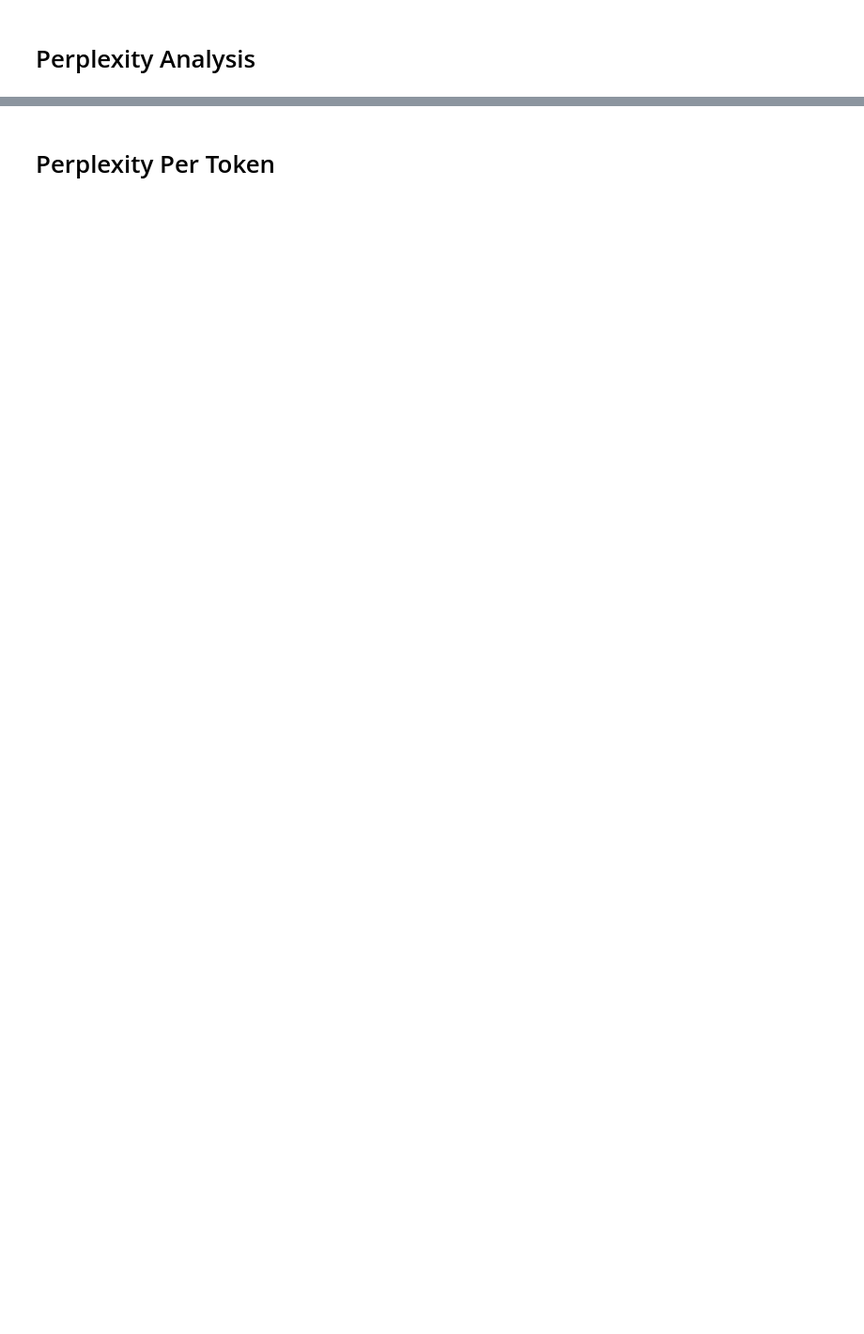
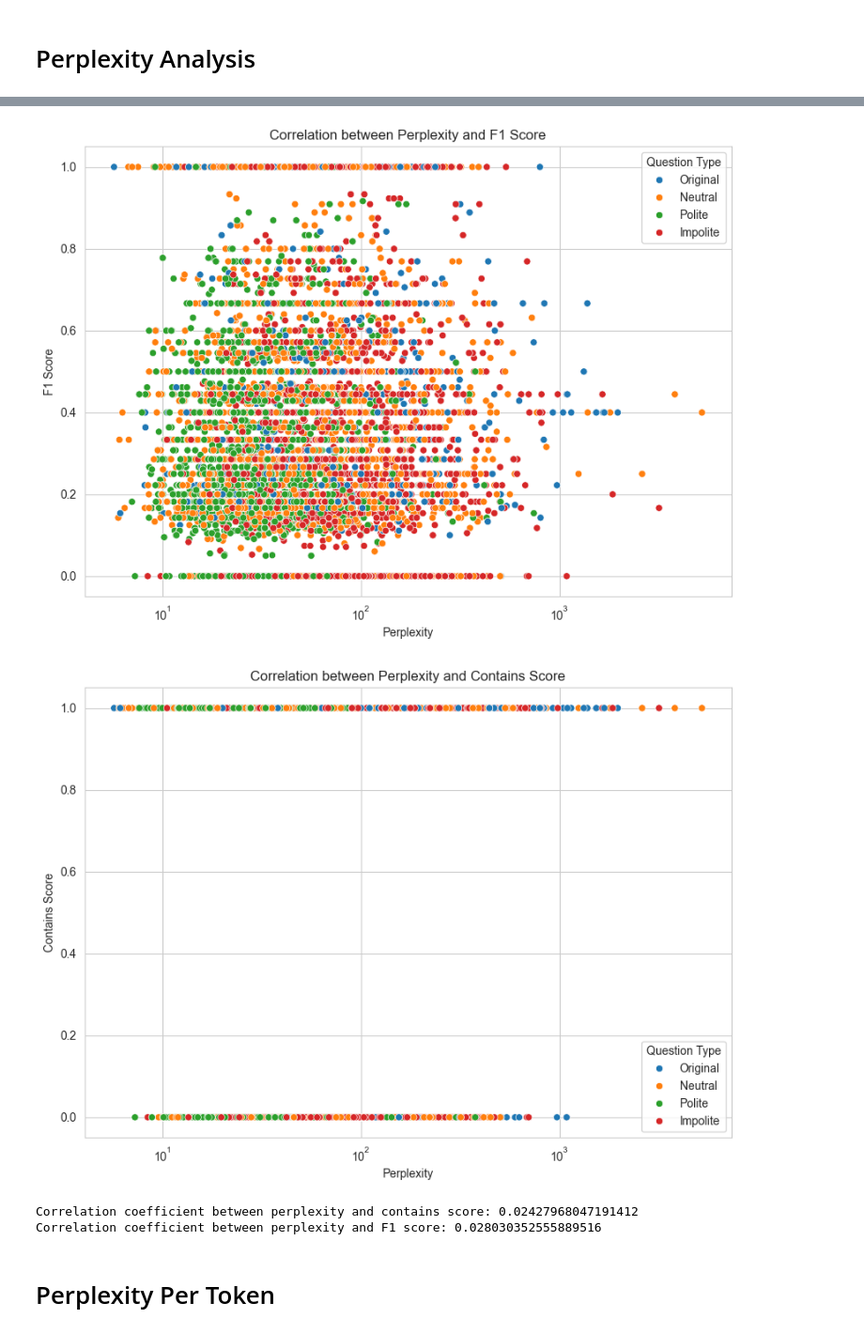
Before and after one commit to jbbernardin/LLM_Politeness, a Jupyter notebook: ANLP_Figures.ipynb, the cells around one changed output, grey strips where cells are left out. Shown at 94% size. Drawn from its saved outputs; the diff is of its cells as text; code cells hidden in the pictures; blank space fills up the shorter version.

```diff
--- a/ANLP_Figures.ipynb
+++ b/ANLP_Figures.ipynb
@@ -120,3 +83,75 @@ Correlation coefficient between perplexity and F1 score: 0.03243236871612395
+# %%
+# Load the CSV data
+evaluation_df = pd.read_csv('model_outputs/4o-mini_evaluation_results.csv')
+
+# Load the JSON data
+with open('model_outputs/perplexity_results.json', 'r') as file:
+    perplexity_data = json.load(file)
+
+# Prepare the perplexity data for merging
+perplexity_records = []
+for entry in perplexity_data:
+    for question_type in question_types:
+        if question_type in entry and 'perplexity' in entry[question_type]:
+            if question_type == 'question':
+                answer_type = "question_answer"
+            else:
+                answer_type = question_type.replace('question', 'answer')
+            perplexity_records.append({
+                'id': entry.get('id', ''),
+                'answer_type': answer_type,
+                'perplexity': entry[question_type]['perplexity'],
+                'question': entry[question_type].get('question', '')
+            })
+
+# Convert to DataFrame
+perplexity_df = pd.DataFrame(perplexity_records)
+
+# Merge the evaluation data with the perplexity data
+merged_df = pd.merge(evaluation_df, perplexity_df, on=['question', 'answer_type'])
+
+def detect_type(text):
+    if text == 'question_answer':
+        return 'Original'
+    return text[: -len("_answer_X")].capitalize()
+
+merged_df['answer_type'] = merged_df['answer_type'].apply(detect_type)
+
+# Set plot style
+sns.set_style('whitegrid')
+
+# Plot correlation between perplexity and F1 score
+plt.figure(figsize=(10, 7))
+sns.scatterplot(data=merged_df, x='perplexity', y='F1', hue='answer_type')
+plt.title('Correlation between Perplexity and F1 Score')
+plt.xlabel('Perplexity')
+plt.ylabel('F1 Score')
+plt.xscale('log')
+plt.legend(title='Question Type')
+plt.show()
+
+# Plot correlation between perplexity and contains score
+plt.figure(figsize=(10, 7))
+sns.scatterplot(data=merged_df, x='perplexity', y='contains', hue='answer_type')
+plt.title('Correlation between Perplexity and Contains Score')
+plt.xlabel('Perplexity')
+plt.ylabel('Contains Score')
+plt.xscale('log')
+plt.legend(title='Question Type')
+plt.show()
+
+# Calculate the correlation coefficient between perplexity and contains score
+correlation = merged_df[['perplexity', 'contains']].corr(method='pearson').iloc[0, 1]
+print(f'Correlation coefficient between perplexity and contains score: {correlation}')
+
+# Calculate correlation coefficient between perplexity and F1 score
+correlation = merged_df[['perplexity', 'F1']].corr(method='pearson').iloc[0, 1]
+print(f'Correlation coefficient between perplexity and F1 score: {correlation}')
+# %% [output]
+[figure, added]
+[figure, added]
+Correlation coefficient between perplexity and contains score: 0.02427968047191412
+Correlation coefficient between perplexity and F1 score: 0.028030352555889516
 # %% [markdown]
 # Perplexity Per Token
 # %%
```
Also changed, not shown: parts of 13 cells of this notebook.
